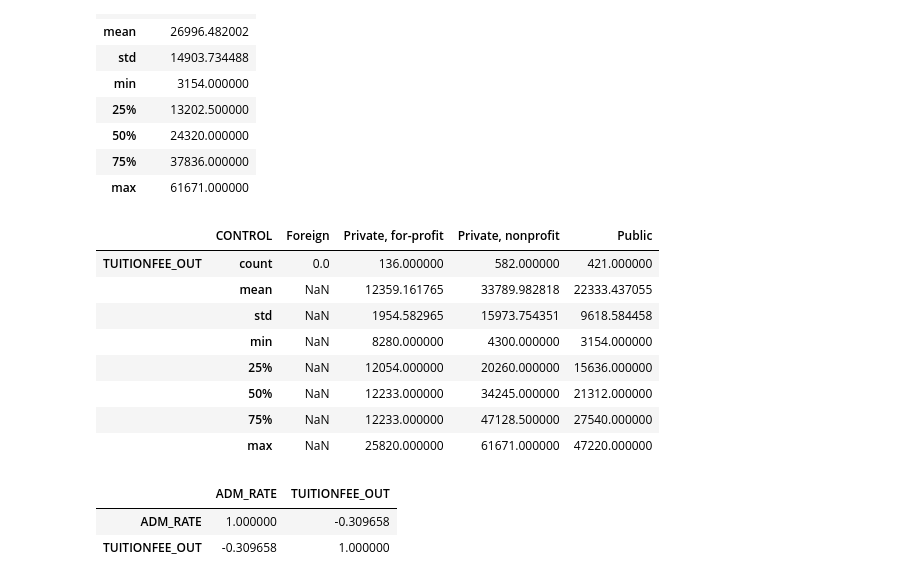
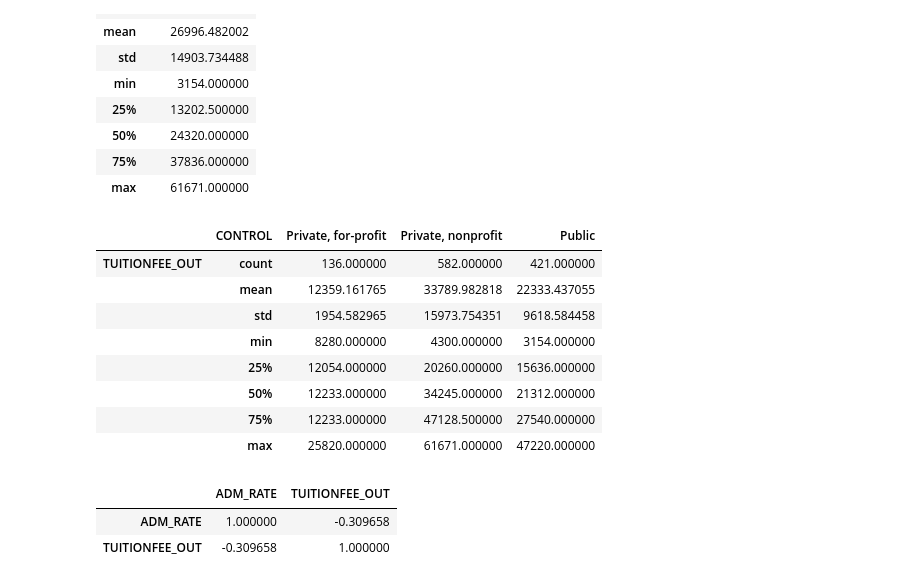
Before and after one commit to zarify/pandas-workout, a Jupyter notebook: ch13/final_project.ipynb, the cells around one changed output. Saved outputs shown, nothing was run; the diff lists cells and outputs as text; code cells hidden in the pictures.

```diff
--- a/ch13/final_project.ipynb
+++ b/ch13/final_project.ipynb
@@ -258,25 +258,26 @@ with_compsci.groupby("CONTROL")["INSTNM"].count().plot(
 # %%
 # tuition for the different CONTROL types of universities, still for CompSci
 (
     with_compsci.set_index("OPEID6")
     .join(
         # discard all columns that aren't relevant
         df_institutions[["OPEID6", "TUITIONFEE_OUT"]].set_index("OPEID6"),
     )
     .groupby("CONTROL")
     .describe()
+    .dropna()  # "Foreign" has no candicates so results in a bunch of NaN
     .T
 )
 # %% [output]
-|  | CONTROL | Foreign | Private, for-profit | Private, nonprofit | Public |
-| TUITIONFEE_OUT | count | 0.0 | 136.000000 | 582.000000 | 421.000000 |
-|  | mean | NaN | 12359.161765 | 33789.982818 | 22333.437055 |
-|  | std | NaN | 1954.582965 | 15973.754351 | 9618.584458 |
-|  | min | NaN | 8280.000000 | 4300.000000 | 3154.000000 |
-|  | 25% | NaN | 12054.000000 | 20260.000000 | 15636.000000 |
-|  | 50% | NaN | 12233.000000 | 34245.000000 | 21312.000000 |
-|  | 75% | NaN | 12233.000000 | 47128.500000 | 27540.000000 |
-|  | max | NaN | 25820.000000 | 61671.000000 | 47220.000000 |
+|  | CONTROL | Private, for-profit | Private, nonprofit | Public |
+| TUITIONFEE_OUT | count | 136.000000 | 582.000000 | 421.000000 |
+|  | mean | 12359.161765 | 33789.982818 | 22333.437055 |
+|  | std | 1954.582965 | 15973.754351 | 9618.584458 |
+|  | min | 8280.000000 | 4300.000000 | 3154.000000 |
+|  | 25% | 12054.000000 | 20260.000000 | 15636.000000 |
+|  | 50% | 12233.000000 | 34245.000000 | 21312.000000 |
+|  | 75% | 12233.000000 | 47128.500000 | 27540.000000 |
+|  | max | 25820.000000 | 61671.000000 | 47220.000000 |
 # %%
 df_institutions[["ADM_RATE", "TUITIONFEE_OUT"]].corr()
 # weak negative correlation between admission rate and the tuition fee
```
